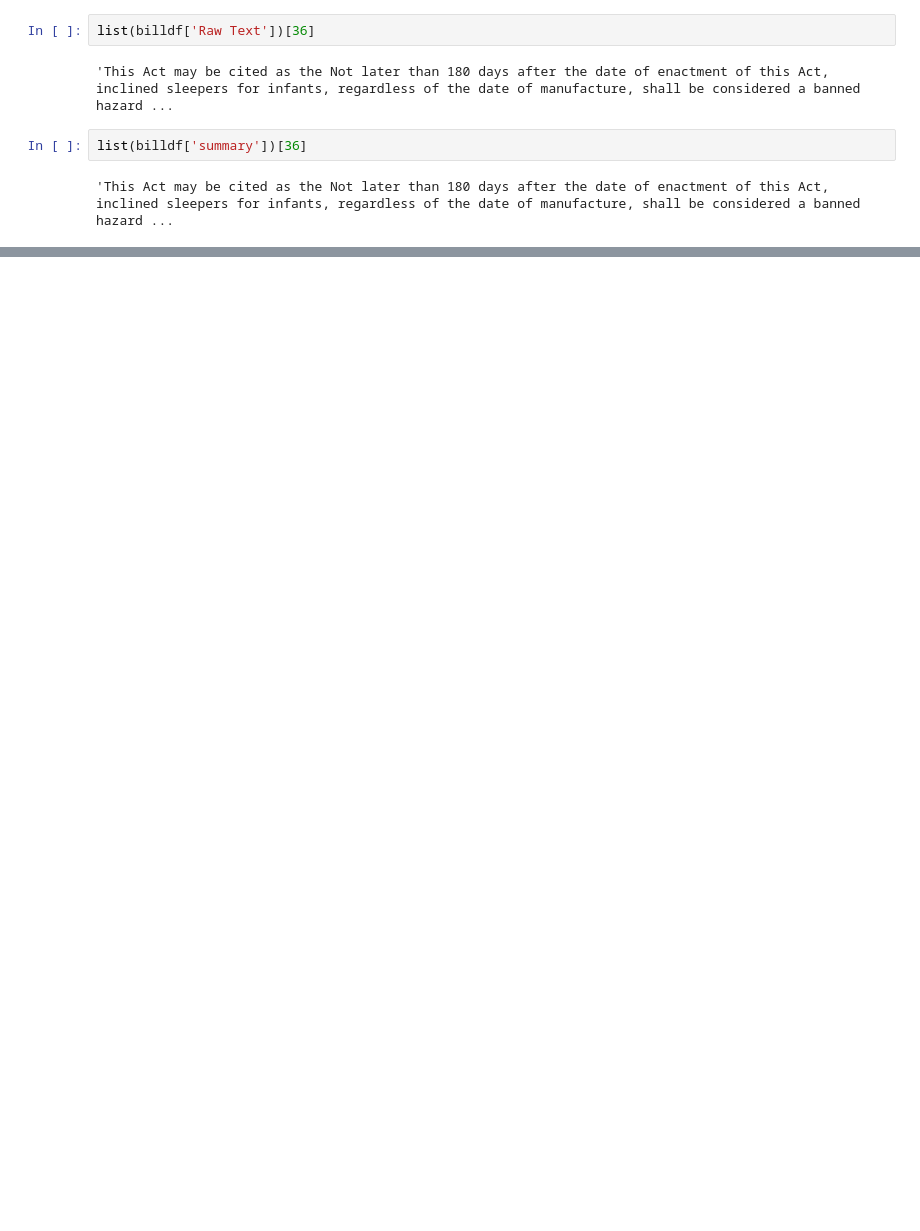
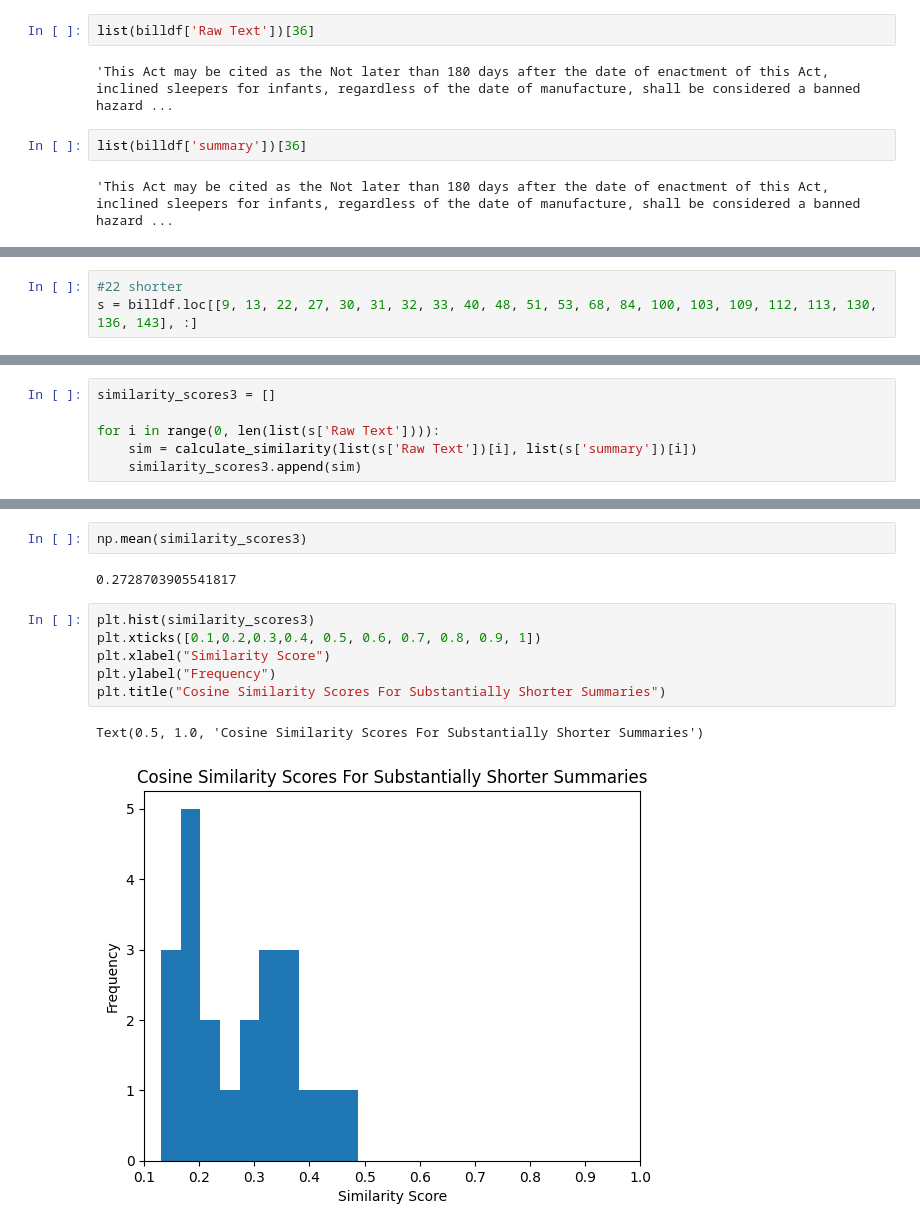
Before and after one commit to daliahabiby/NLP-Text-Summarization-of-Legislation, a Jupyter notebook: Code/Cosine Similarity.ipynb, the cells around one changed output, grey strips where cells are left out. Cells and saved outputs as stored; diff of their text form; blank space fills up the shorter version.

```diff
--- a/Code/Cosine Similarity.ipynb
+++ b/Code/Cosine Similarity.ipynb
@@ -194,0 +251,3 @@ len(list(billdf['Raw Text'])[1])
+# %%
+#22 shorter
+s = billdf.loc[[9, 13, 22, 27, 30, 31, 32, 33, 40, 48, 51, 53, 68, 84, 100, 103, 109, 112, 113, 130, 136, 143], :]
@@ -194,0 +294,6 @@ len(list(billdf['Raw Text'])[1])
+# %%
+similarity_scores3 = []
+
+for i in range(0, len(list(s['Raw Text']))):
+    sim = calculate_similarity(list(s['Raw Text'])[i], list(s['summary'])[i])
+    similarity_scores3.append(sim)
@@ -194,0 +320,13 @@ len(list(billdf['Raw Text'])[1])
+# %%
+np.mean(similarity_scores3)
+# %% [output]
+0.2728703905541817
+# %%
+plt.hist(similarity_scores3)
+plt.xticks([0.1,0.2,0.3,0.4, 0.5, 0.6, 0.7, 0.8, 0.9, 1])
+plt.xlabel("Similarity Score")
+plt.ylabel("Frequency")
+plt.title("Cosine Similarity Scores For Substantially Shorter Summaries")
+# %% [output]
+Text(0.5, 1.0, 'Cosine Similarity Scores For Substantially Shorter Summaries')
+[figure, added]
```
Also changed, not shown: parts of 16 cells of this notebook, 1 other file.
